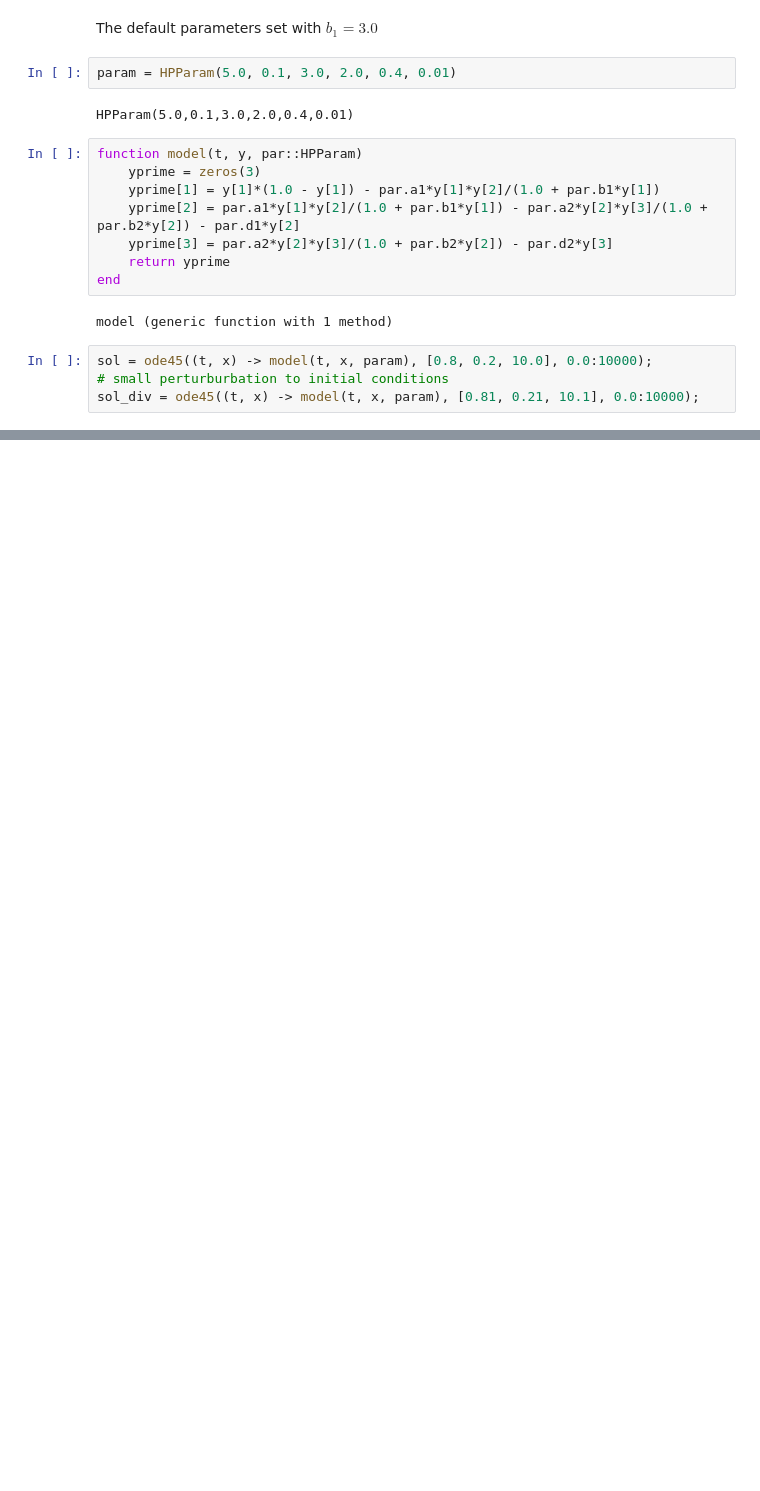
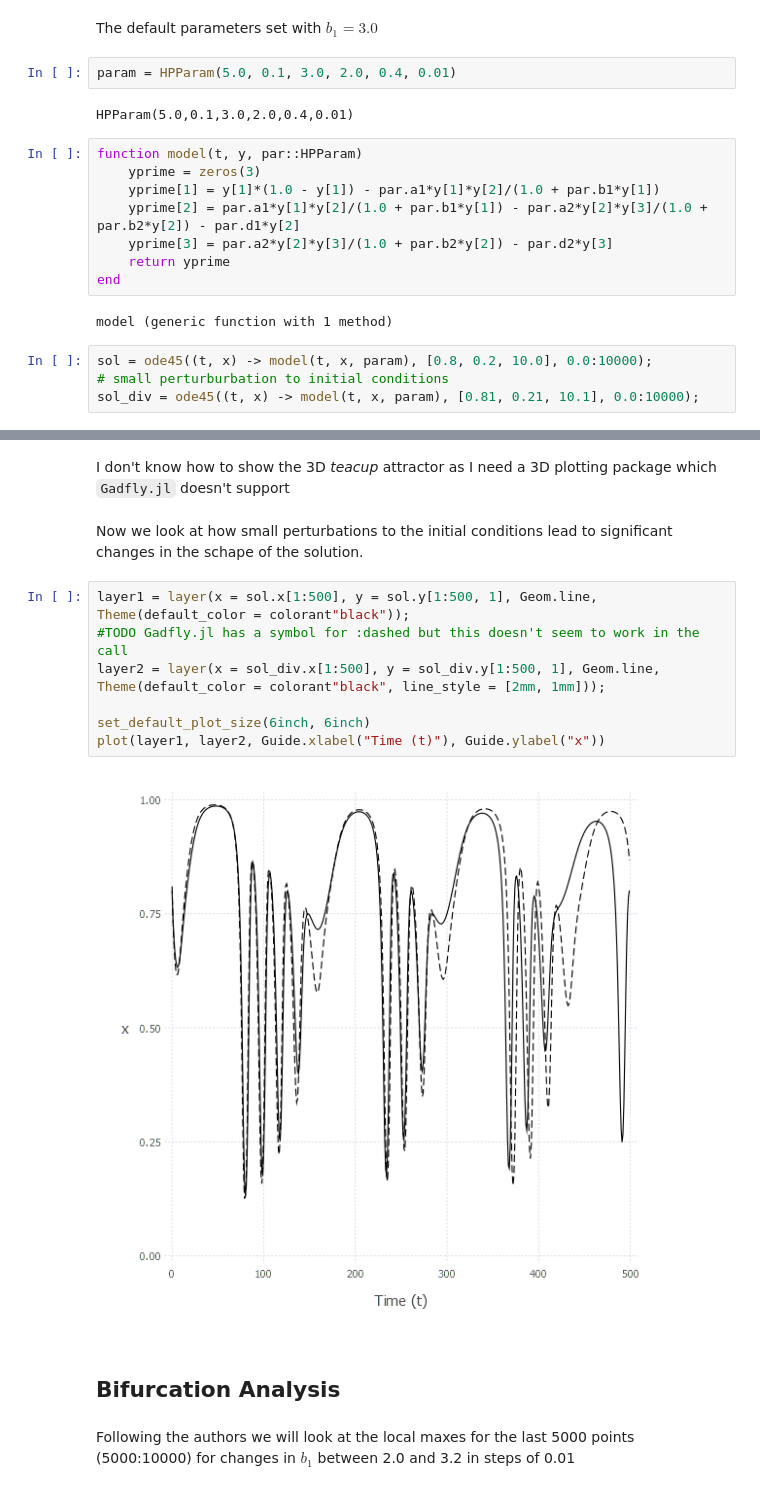
Before and after one commit to gabrielgellner/DiffEQ, a Jupyter notebook: examples/Hastings and Powell.ipynb, the cells around one changed output, grey strips where cells are left out. Saved outputs shown, nothing was run; the diff lists cells and outputs as text; blank space fills up the shorter version.

```diff
--- a/examples/Hastings and Powell.ipynb
+++ b/examples/Hastings and Powell.ipynb
@@ -41,0 +44,17 @@ vstack(p1, p2, p3)
+# %% [markdown]
+I don't know how to show the 3D *teacup* attractor as I need a 3D plotting package which `Gadfly.jl` doesn't support
+# %% [markdown]
+Now we look at how small perturbations to the initial conditions lead to significant changes in the schape of the solution.
+# %%
+layer1 = layer(x = sol.x[1:500], y = sol.y[1:500, 1], Geom.line, Theme(default_color = colorant"black"));
+#TODO Gadfly.jl has a symbol for :dashed but this doesn't seem to work in the call
+layer2 = layer(x = sol_div.x[1:500], y = sol_div.y[1:500, 1], Geom.line, Theme(default_color = colorant"black", line_style = [2mm, 1mm]));
+
+set_default_plot_size(6inch, 6inch)
+plot(layer1, layer2, Guide.xlabel("Time (t)"), Guide.ylabel("x"))
+# %% [output]
+[figure, added]
+# %% [markdown]
+## Bifurcation Analysis
+# %% [markdown]
+Following the authors we will look at the local maxes for the last 5000 points (5000:10000) for changes in $b_1$ between 2.0 and 3.2 in steps of 0.01
```
Also changed, not shown: parts of 8 cells of this notebook, 3 other files.
